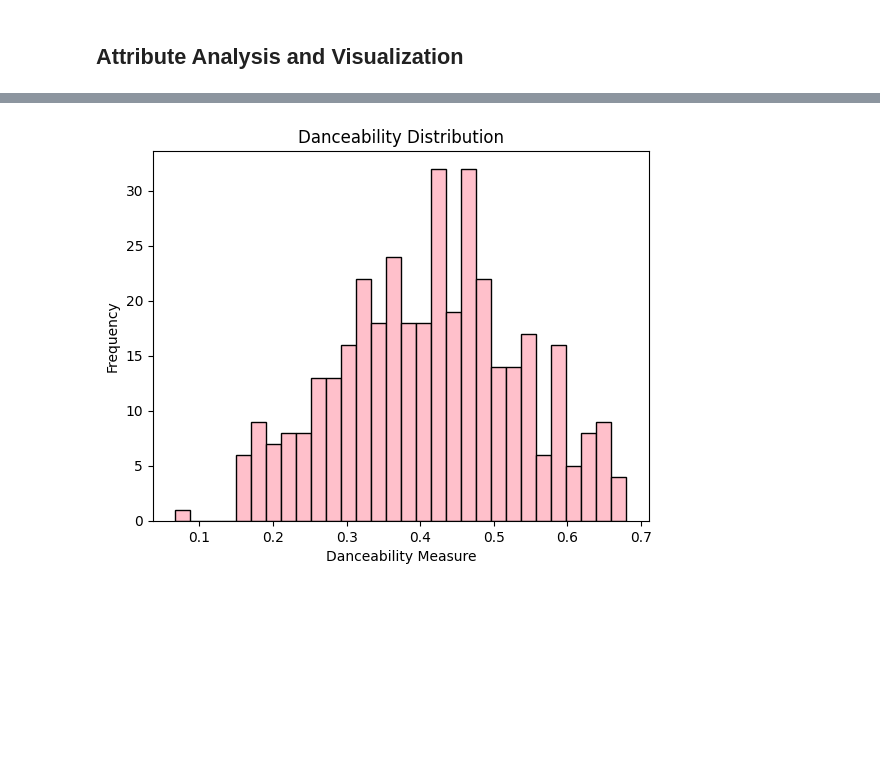
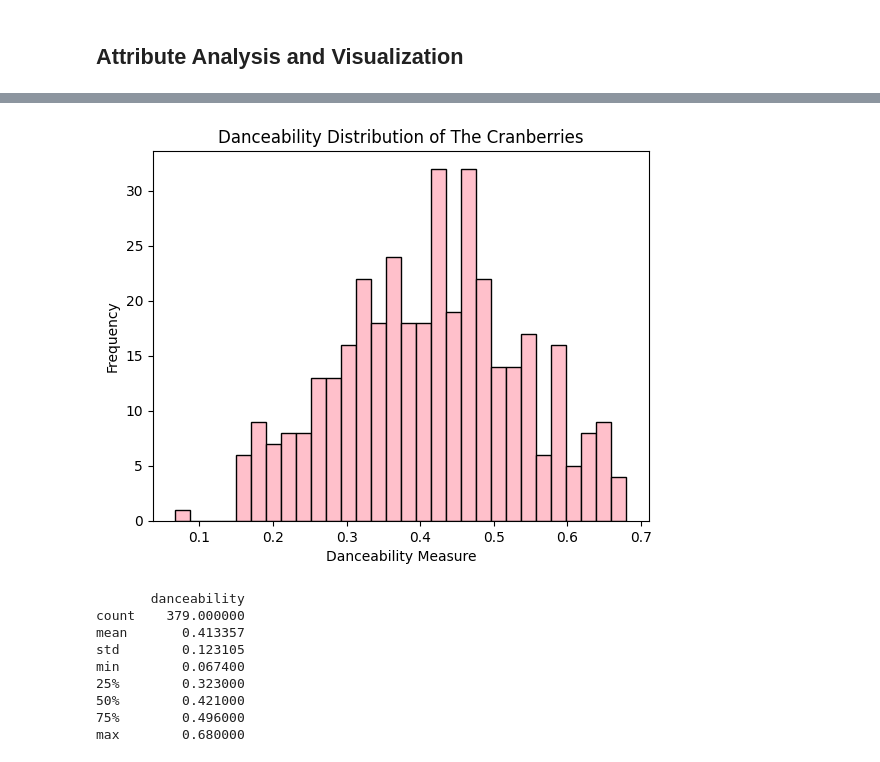
Before and after one commit to richirey75/Data-Mining-CS4990, a Jupyter notebook: DataMiningProject.ipynb, the cells around one changed output, grey strips where cells are left out. Saved outputs shown, nothing was run; the diff lists cells and outputs as text; code cells hidden in the pictures; blank space fills up the shorter version.

```diff
--- a/DataMiningProject.ipynb
+++ b/DataMiningProject.ipynb
@@ -255,22 +259,37 @@ The range of valid values for danceability in the sample and population is **0.0
 # %%
 import numpy as np
+import pandas as pd
 import matplotlib.pyplot as plt
 
 #Load the data
 df = pd.read_csv('cranberries_tracks_info.csv')
 
 #Reference danceability data
-data = df['danceability']
+danceability = df['danceability']
 
 #Create histogram of danceability data
-plt.hist(data, bins=30, color='pink', edgecolor='black')
+plt.hist(danceability, bins=30, color='pink', edgecolor='black')
 
 #Add labels and title
 plt.xlabel('Danceability Measure')
 plt.ylabel('Frequency')
-plt.title('Danceability Distribution')
+plt.title('Danceability Distribution of The Cranberries')
 
-# Display the plot
+#Display the plot
 plt.show()
+
+#Display summary statistics
+danceability_hist = pd.DataFrame(danceability)
+summary = danceability_hist.describe()
+print(summary)
 # %% [output]
-[figure, old version]
+[figure, new version]
+       danceability
+count    379.000000
+mean       0.413357
+std        0.123105
+min        0.067400
+25%        0.323000
+50%        0.421000
+75%        0.496000
+max        0.680000
```
Also changed, not shown: parts of 5 cells of this notebook.
